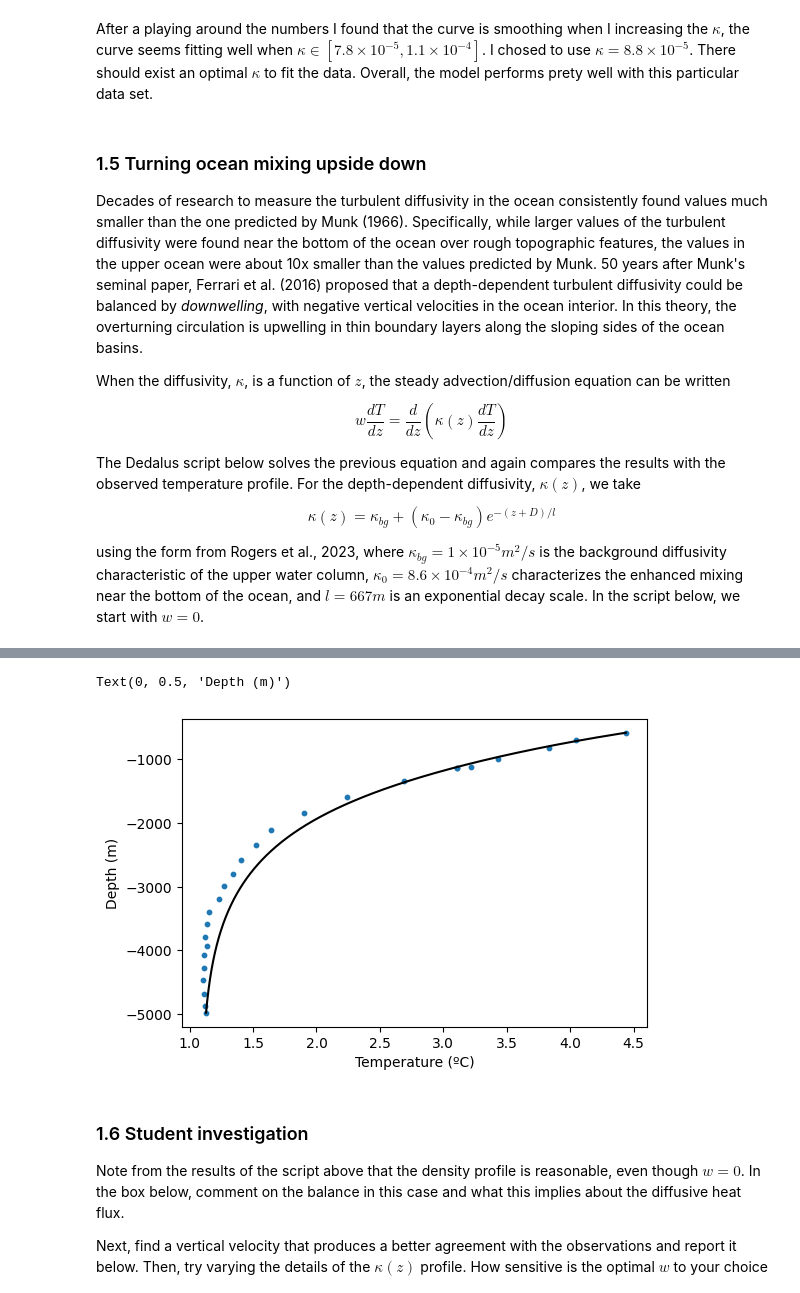
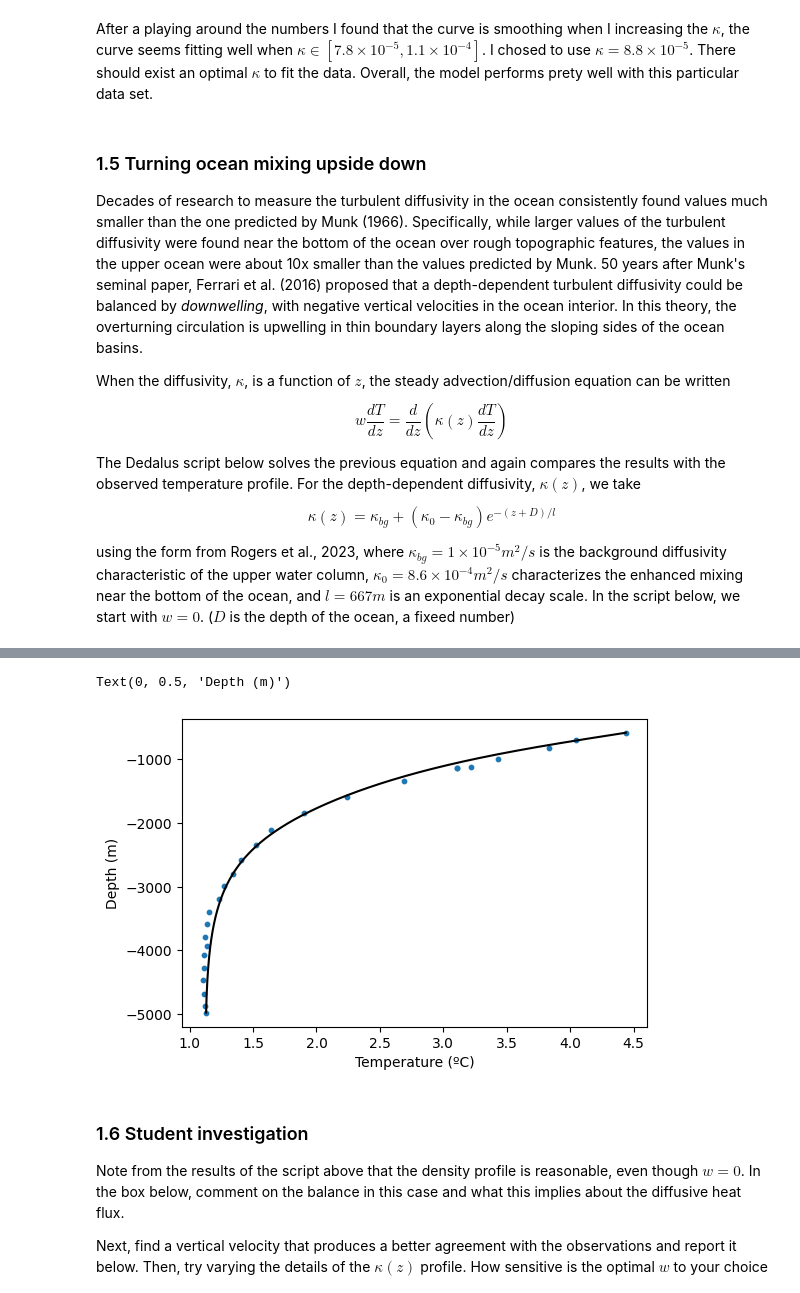
Before and after one commit to StarYuxinChen/QCES, a Jupyter notebook: Project2_transport.ipynb, the cells around one changed output, grey strips where cells are left out. Saved outputs shown, nothing was run; the diff lists cells and outputs as text; code cells hidden in the pictures.

```diff
--- a/Project2_transport.ipynb
+++ b/Project2_transport.ipynb
@@ -184,7 +184,7 @@ The Dedalus script below solves the previous equation and again compares the res
 
 $$ \kappa(z)=\kappa_{bg} + (\kappa_0-\kappa_{bg})e^{-(z+D)/l} $$
 
-using the form from Rogers et al., 2023, where $\kappa_{bg}=1\times 10^{-5} m^2/s$ is the background diffusivity characteristic of the upper water column, $\kappa_0=8.6\times 10^{-4} m^2/s$ characterizes the enhanced mixing near the bottom of the ocean, and $l=667m$ is an exponential decay scale. In the script below, we start with $w=0$.
+using the form from Rogers et al., 2023, where $\kappa_{bg}=1\times 10^{-5} m^2/s$ is the background diffusivity characteristic of the upper water column, $\kappa_0=8.6\times 10^{-4} m^2/s$ characterizes the enhanced mixing near the bottom of the ocean, and $l=667m$ is an exponential decay scale. In the script below, we start with $w=0$. ($D$ is the depth of the ocean, a fixeed number)
 # %%
 """
 Dedalus script to solve the steady advection/diffusion equation
@@ -219,7 +219,7 @@ T = dist.Field(name='T', bases=zbasis)
 kappa = dist.Field(name='kappa', bases=zbasis)
 # Set the diffusivity
 # Below is the diffusivity profile from Rogers et al., 2023
-kappa['g']=1e-5 + (8.6e-4-1e-5)*np.exp((-5e3-z)/1000) # m^2/s kappa['g'] = 1e-5 + (8.6e-4 - 1e-5) * np.exp((-5e3 - z) / 667) # m^2/s
+kappa['g']=1e-5 + (8.6e-4-1e-5)*np.exp((-5e3-z)/667) # m^2/s kappa['g'] = 1e-5 + (8.6e-4 - 1e-5) * np.exp((-5e3 - z) / 667) # m^2/s
 
 
 # Add two tau variables to allow us to apply two boundary conditions
@@ -256,5 +256,5 @@ INFO:subsystems:Building subproblem matrices 1/1 (~100%) Elapsed: 0s, Remaining:
 Text(0, 0.5, 'Depth (m)')
-[figure, old version]
+[figure, new version]
 # %% [markdown]
 ### 1.6 Student investigation
 <a id='section1pt6'></a>
```
Also changed, not shown: parts of 6 cells of this notebook.
